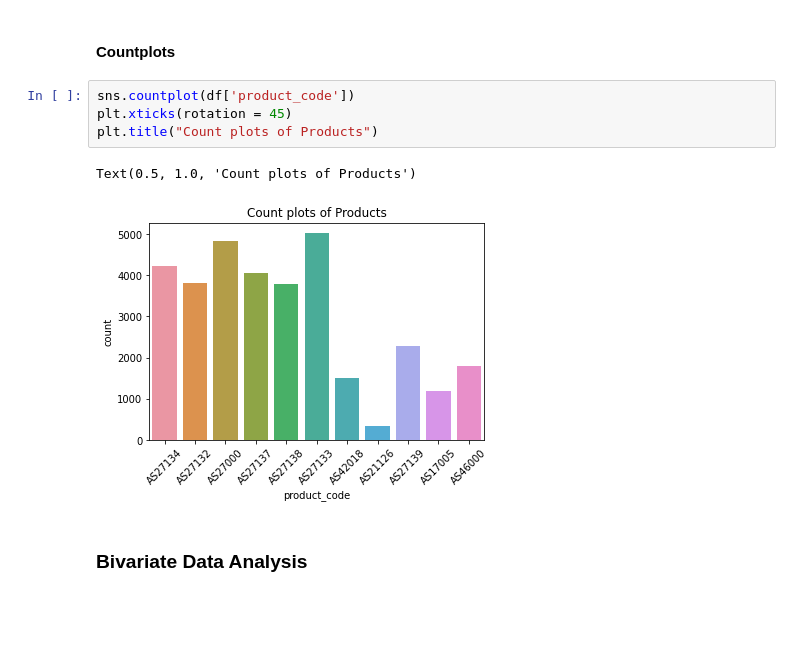
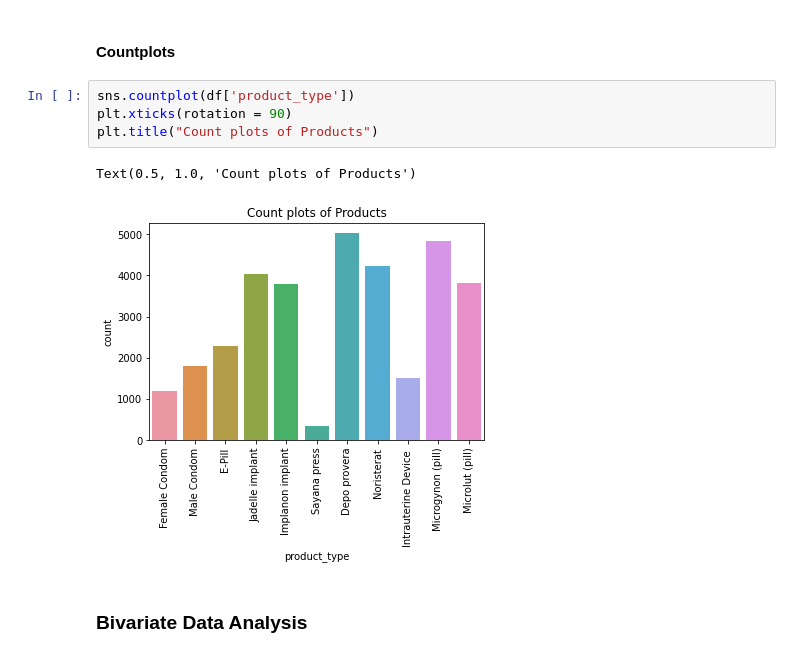
Before and after one commit to Viviankatheu/Future-Contraceptive-Use, a Jupyter notebook: Intelligent_Forecasting_Challenge_Model_Future_Contraceptive__Use_in_Cote_d'Ivoire.ipynb, the cells around one changed output. Drawn from its saved outputs; the diff is of its cells as text; blank space fills up the shorter version.

```diff
--- a/Intelligent_Forecasting_Challenge_Model_Future_Contraceptive__Use_in_Cote_d'Ivoire.ipynb
+++ b/Intelligent_Forecasting_Challenge_Model_Future_Contraceptive__Use_in_Cote_d'Ivoire.ipynb
@@ -722,12 +733,12 @@ df['site_code'].nunique()
 # %% [markdown]
 #### **Countplots**
 # %%
-sns.countplot(df['product_code'])
-plt.xticks(rotation = 45)
+sns.countplot(df['product_type'])
+plt.xticks(rotation = 90)
 plt.title("Count plots of Products")
 # %% [output]
 Text(0.5, 1.0, 'Count plots of Products')
-[figure, old version]
+[figure, new version]
 # %% [markdown]
 ### **Bivariate Data Analysis**
 # %% [markdown]
```
Also changed, not shown: parts of 11 cells of this notebook.
